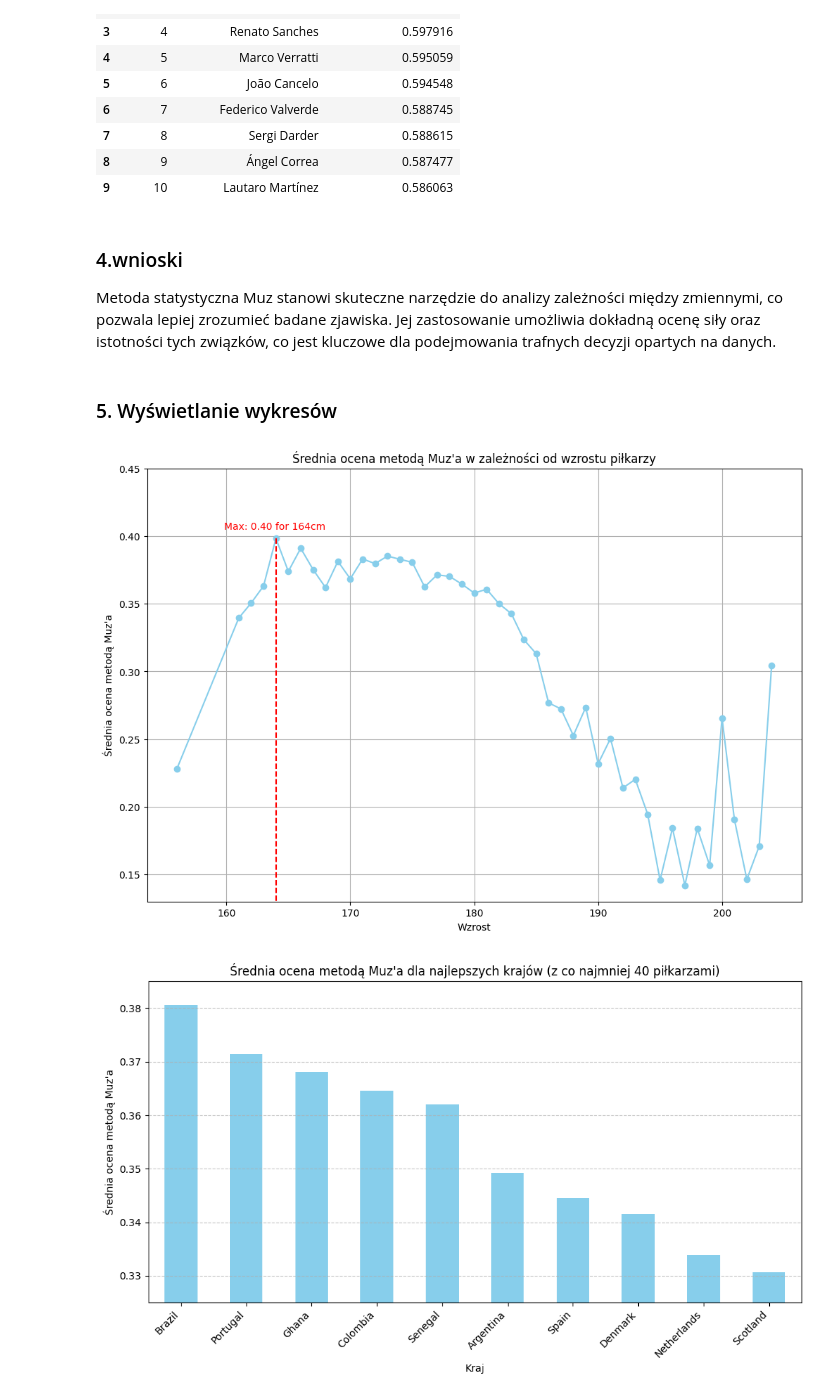
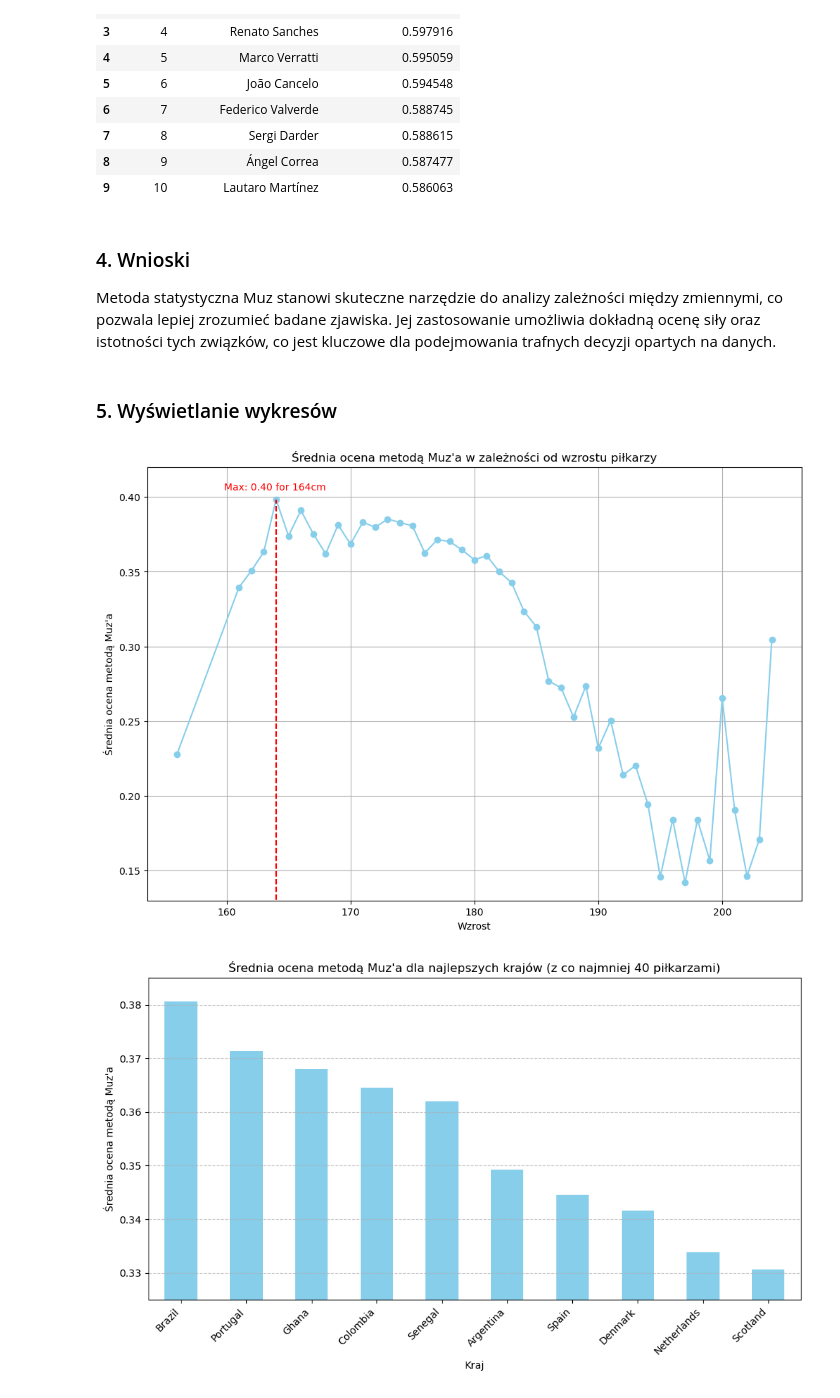
Before and after one commit to izabelakolodziejska/Fifa_players_analysis, a Jupyter notebook: fifa_analysys.ipynb, the cells around one changed output. Saved outputs shown, nothing was run; the diff lists cells and outputs as text; code cells hidden in the pictures.

```diff
--- a/fifa_analysys.ipynb
+++ b/fifa_analysys.ipynb
@@ -812,7 +815,7 @@ selected_columns
 | 8 | 9 | Ángel Correa | 0.587477 |
 | 9 | 10 | Lautaro Martínez | 0.586063 |
 # %% [markdown]
-### 4.wnioski
+### 4. Wnioski
 Metoda statystyczna Muz stanowi skuteczne narzędzie do analizy zależności między zmiennymi, co pozwala lepiej zrozumieć badane zjawiska.
 Jej zastosowanie umożliwia dokładną ocenę siły oraz istotności tych związków, co jest kluczowe dla podejmowania trafnych decyzji opartych na danych.
 # %% [markdown]
@@ -820,19 +823,19 @@ Jej zastosowanie umożliwia dokładną ocenę siły oraz istotności tych związ
 # %%
 average_scores_by_height = sorted_data.groupby('height')['MUZ Score'].mean()
 plt.figure(figsize=(12, 8))
 plt.plot(average_scores_by_height.index, average_scores_by_height.values, marker='o', linestyle='-', color='skyblue')
 max_score = average_scores_by_height.max()
 max_height = average_scores_by_height.idxmax()
 plt.vlines(x=max_height, ymin=-12, ymax=max_score, color='r', linestyle='--', label=f'Max: {max_score:.2f}')
 plt.text(max_height+4, max_score+0.005, f'Max: {max_score:.2f} for {max_height:.0f}cm', va='bottom', ha='right', color='r')
 plt.xlabel('Wzrost')
 plt.ylabel('Średnia ocena metodą Muz\'a')
 plt.title('Średnia ocena metodą Muz\'a w zależności od wzrostu piłkarzy')
-plt.ylim(0.13, 0.45)
+plt.ylim(0.13, 0.42)
 plt.grid(True)
 plt.show()
 # %% [output]
-[figure, old version]
+[figure, new version]
 # %%
 players_count_by_country = sorted_data['country'].value_counts()
 top_countries = players_count_by_country[players_count_by_country >= 40].index
```
Also changed, not shown: parts of 36 cells of this notebook.
